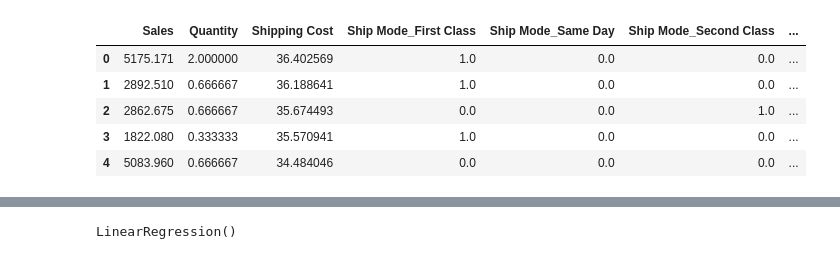
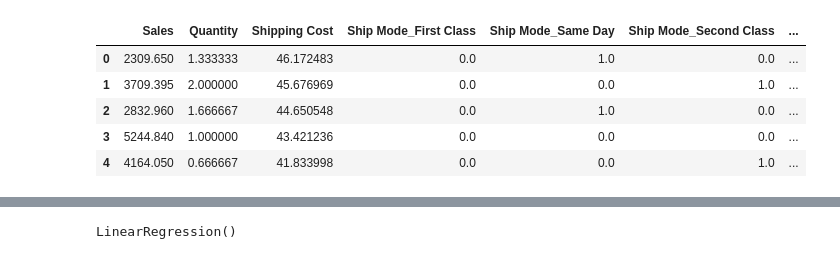
Before and after one commit to ngcarvajall/Proyecto9_Clustering_Regresion, a Jupyter notebook: Notebooks/Modelo_3/Metricas_CL_1.ipynb, the cells around one changed output, grey strips where cells are left out. Drawn from its saved outputs; the diff is of its cells as text; code cells hidden in the pictures.

```diff
--- a/Notebooks/Modelo_3/Metricas_CL_1.ipynb
+++ b/Notebooks/Modelo_3/Metricas_CL_1.ipynb
@@ -44,13 +41,13 @@ The autoreload extension is already loaded. To reload it, use:
 # %%
-df = pd.read_csv('../../Datos/Datos_Modelo_3/Modelo_3_CL_0.csv', index_col=0) # importo mi modelo más importante
+df = pd.read_csv('../../Datos/Datos_Modelo_3/Modelo_3_CL_1.csv', index_col=0) # importo mi modelo más importante
 df.head()
 # %% [output]
 |  | Sales | Quantity | Shipping Cost | Ship Mode_First Class | Ship Mode_Same Day | Ship Mode_Second Class | ... |
-| 0 | 5175.171 | 2.000000 | 36.402569 | 1.0 | 0.0 | 0.0 | ... |
-| 1 | 2892.510 | 0.666667 | 36.188641 | 1.0 | 0.0 | 0.0 | ... |
-| 2 | 2862.675 | 0.666667 | 35.674493 | 0.0 | 0.0 | 1.0 | ... |
-| 3 | 1822.080 | 0.333333 | 35.570941 | 1.0 | 0.0 | 0.0 | ... |
-| 4 | 5083.960 | 0.666667 | 34.484046 | 0.0 | 0.0 | 0.0 | ... |
+| 0 | 2309.650 | 1.333333 | 46.172483 | 0.0 | 1.0 | 0.0 | ... |
+| 1 | 3709.395 | 2.000000 | 45.676969 | 0.0 | 0.0 | 1.0 | ... |
+| 2 | 2832.960 | 1.666667 | 44.650548 | 0.0 | 1.0 | 0.0 | ... |
+| 3 | 5244.840 | 1.000000 | 43.421236 | 0.0 | 0.0 | 0.0 | ... |
+| 4 | 4164.050 | 0.666667 | 41.833998 | 0.0 | 0.0 | 1.0 | ... |
 # %%
 df.describe()
 # %% [output]
```
Also changed, not shown: parts of 13 cells of this notebook, 6 other files.
